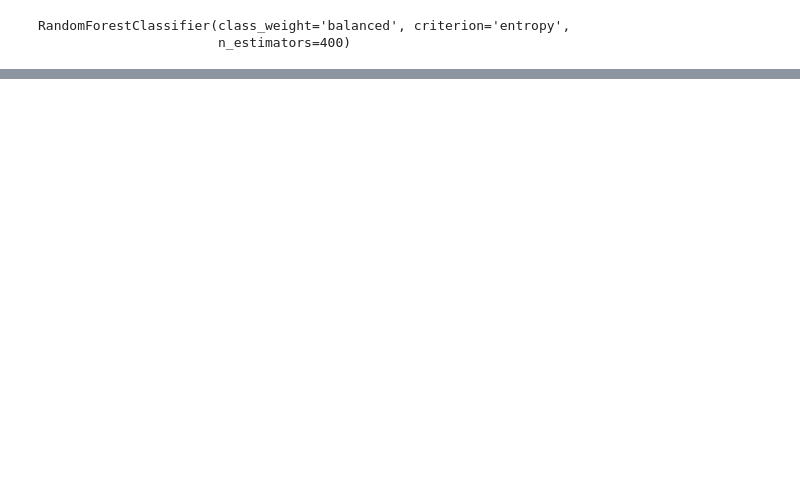
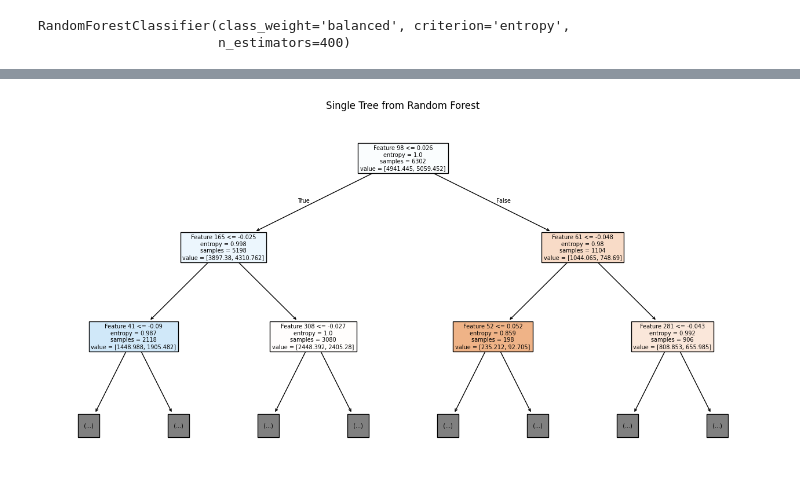
Before and after one commit to MaxiSmplx/bachelor_thesis_dann_fake_news, a Jupyter notebook: models/Random_Forest.ipynb, the cells around one changed output, grey strips where cells are left out. Drawn from its saved outputs; the diff is of its cells as text; code cells hidden in the pictures; blank space fills up the shorter version.

Commit message:
ML models visualizations

```diff
--- a/models/Random_Forest.ipynb
+++ b/models/Random_Forest.ipynb
@@ -76,0 +79,15 @@ F1 Score  (avg): 0.6743
+# %%
+from sklearn.tree import plot_tree
+import matplotlib.pyplot as plt
+
+# Pick one tree from the forest
+estimator = model.estimators_[0]
+feature_names = [f"Feature {i}" for i in range(X_train_emb.shape[1])]
+
+# Plot the tree
+plt.figure(figsize=(16, 8))
+plot_tree(estimator, filled=True, feature_names=feature_names, max_depth=2)
+plt.title("Single Tree from Random Forest")
+plt.show()
+# %% [output]
+[figure, added]
```
Also changed, not shown: parts of 2 cells of this notebook, 7 other files.
